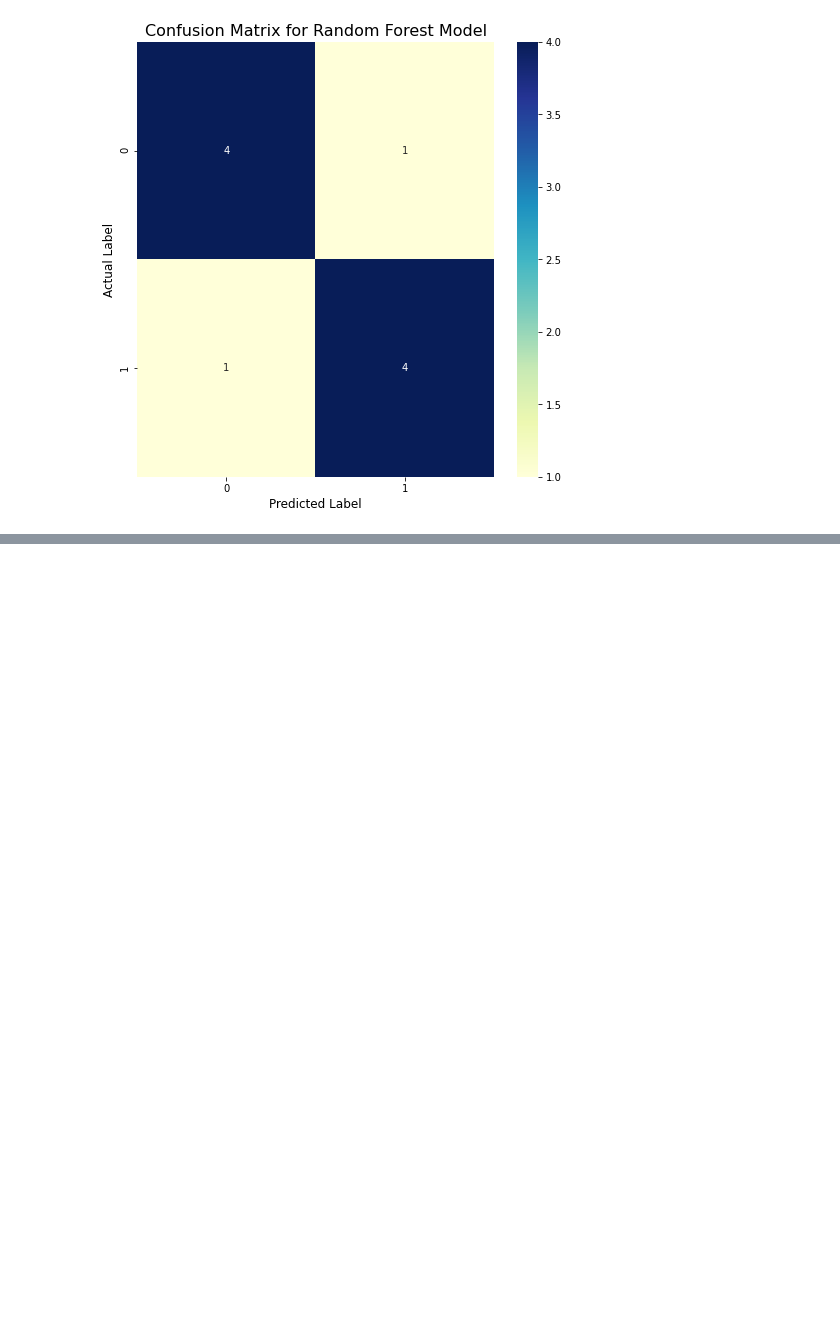
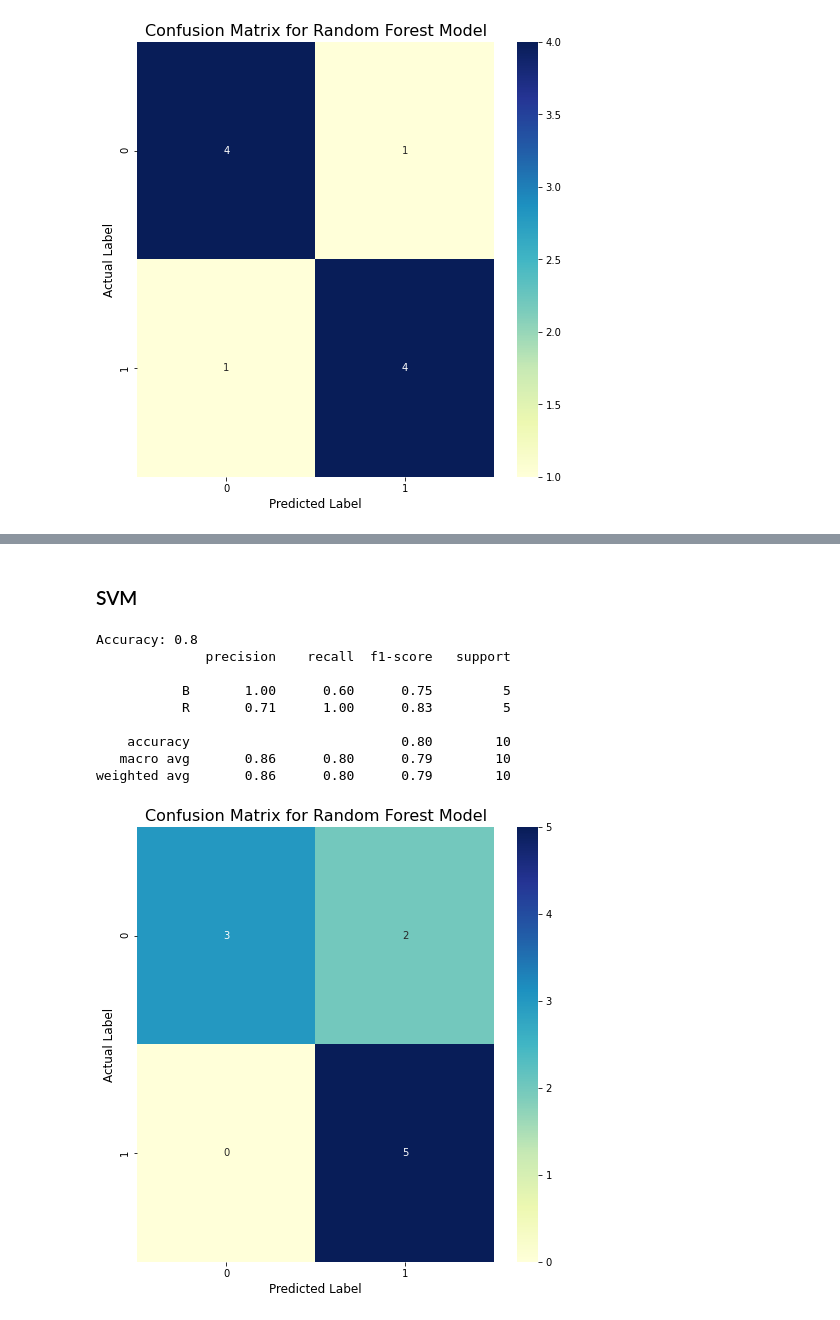
Before and after one commit to jessbunnag/cds-1001-capstone, a Jupyter notebook: Q1+2.ipynb, the cells around one changed output, grey strips where cells are left out. Cells and saved outputs as stored; diff of their text form; code cells hidden in the pictures; blank space fills up the shorter version.

```diff
--- a/Q1+2.ipynb
+++ b/Q1+2.ipynb
@@ -374,0 +556,56 @@ plt.show()
+# %% [markdown]
+### SVM
+# %%
+#Import svm model
+from sklearn import svm
+
+# Select Predictors and Outcome Variable
+X = clean_data.copy().drop(columns = 'BlueRed')
+Y = clean_data['BlueRed']
+X = np.array(X)
+Y = np.array(Y)
+
+# Split data for model
+X_train, X_test, Y_train, Y_test = train_test_split(X, Y, test_size = 0.2,
+                                                    random_state=42)
+
+# Create a svm Classifier
+clf = svm.SVC(probability=True) # Linear Kernel
+
+# Train the model using the training sets
+clf = clf.fit(X_train, Y_train)
+
+#Predict the response for test dataset
+Y_pred = clf.predict(X_test)
+# %%
+### Evaluation
+# View accuracy score
+accuracy = accuracy_score(Y_test, Y_pred)
+print("Accuracy:", accuracy)
+
+# View confusion matrix for test data and predictions
+# print(confusion_matrix(Y_test, Y_pred))
+
+# View the classification report for test data and predictions
+print(classification_report(Y_test, Y_pred))
+
+# Plot Confusion Matrix
+confusion = metrics.confusion_matrix(Y_test, Y_pred)
+fig, ax = plt.subplots(figsize = [8,8])
+sns.heatmap(confusion, annot=True, cmap="YlGnBu" ,fmt='g')
+plt.title('Confusion Matrix for Random Forest Model', size = 16)
+plt.xlabel('Predicted Label', size = 12)
+plt.ylabel('Actual Label', size = 12)
+# ax.xaxis.set_label_position("top")
+plt.show()
+# %% [output]
+Accuracy: 0.8
+              precision    recall  f1-score   support
+
+           B       1.00      0.60      0.75         5
+           R       0.71      1.00      0.83         5
+
+    accuracy                           0.80        10
+   macro avg       0.86      0.80      0.79        10
+weighted avg       0.86      0.80      0.79        10
+[figure, added]
```
Also changed, not shown: parts of 14 cells of this notebook.
